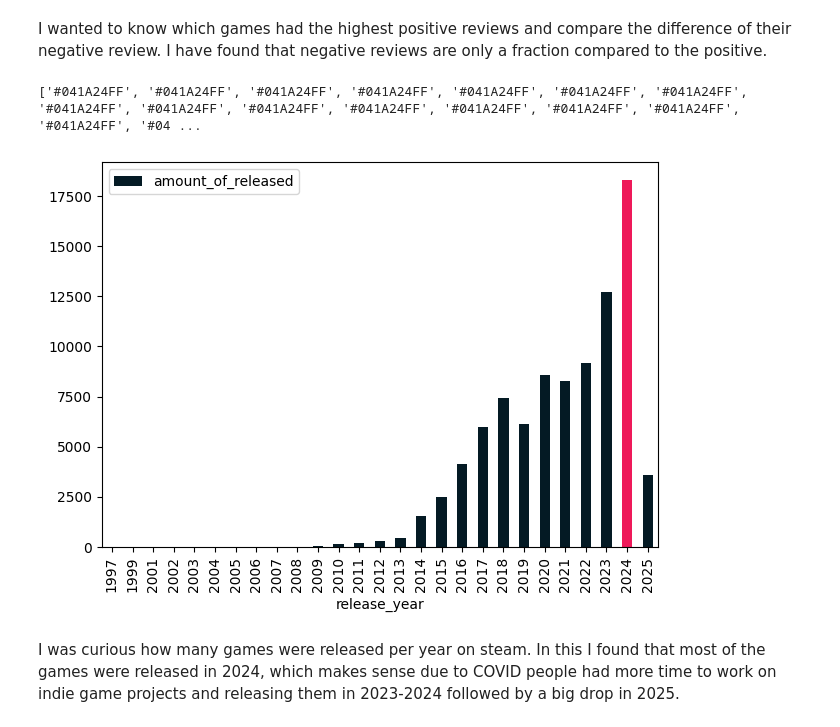
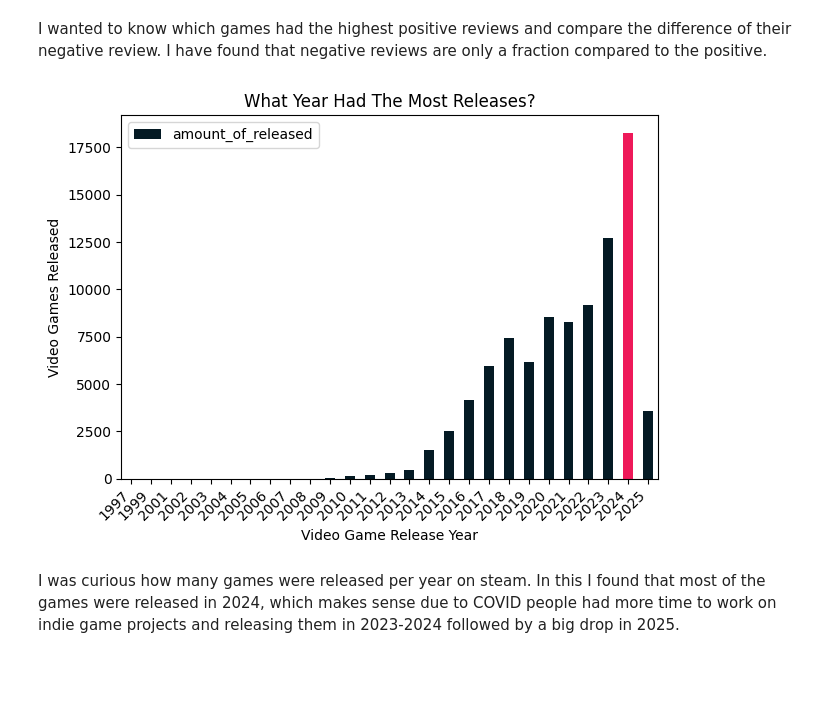
Before and after one commit to cadencheek/video_game_sales_analysis, a Jupyter notebook: game_sales_sql_analysis.ipynb, the cells around one changed output. Saved outputs shown, nothing was run; the diff lists cells and outputs as text; code cells hidden in the pictures; blank space fills up the shorter version.

```diff
--- a/game_sales_sql_analysis.ipynb
+++ b/game_sales_sql_analysis.ipynb
@@ -105,15 +105,18 @@ I wanted to know which games had the highest positive reviews and compare the di
 # %%
 yearly_releases = pd.read_sql("SELECT STRFTIME('%Y', release_date) as release_year,  COUNT(release_date) AS amount_of_released FROM steam_db GROUP BY release_year" , conn)
 colors = ["#041A24FF"]*len(yearly_releases)
 most_releases = yearly_releases.amount_of_released.idxmax()
 colors[most_releases] = "#ee1959"
 yearly_releases.plot(kind='bar', x='release_year', y='amount_of_released', color = colors)
 
+plt.title('What Year Had The Most Releases?')
+plt.xlabel('Video Game Release Year')
+plt.ylabel('Video Games Released')
+plt.xticks(rotation=45, ha='right')
+
 plt.tight_layout()
-print(colors)
 # %% [output]
-['#041A24FF', '#041A24FF', '#041A24FF', '#041A24FF', '#041A24FF', '#041A24FF', '#041A24FF', '#041A24FF', '#041A24FF', '#041A24FF', '#041A24FF', '#041A24FF', '#041A24FF', '#041A24FF', '#041A24FF', '#04 ...
-[figure, old version]
+[figure, new version]
 # %% [markdown]
 I was curious how many games were released per year on steam. In this I found that most of the games were released in 2024, which makes sense due to COVID people had more time to work on indie game projects and releasing them in 2023-2024 followed by a big drop in 2025.
 # %%
```
Also changed, not shown: parts of 1 cell of this notebook.
